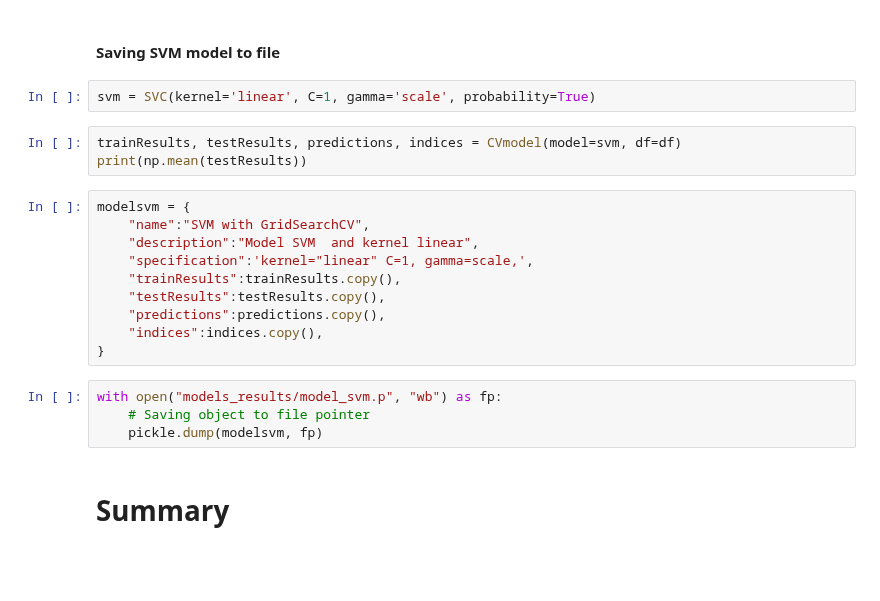
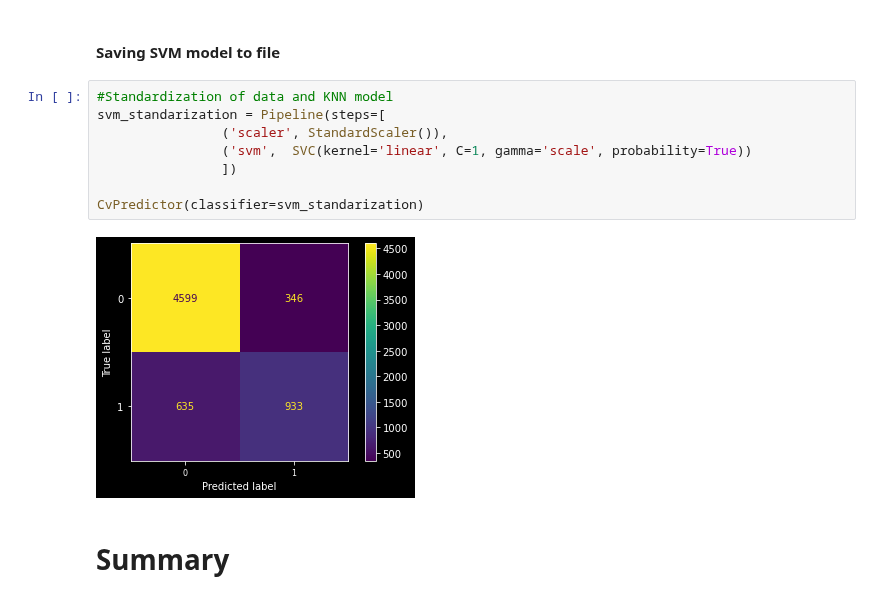
Before and after one commit to agomolka/AdultIncomeAnalysis, a Jupyter notebook: Adult_income_analysis.ipynb, the cells around one changed output. Drawn from its saved outputs; the diff is of its cells as text; blank space fills up the shorter version.

```diff
--- a/Adult_income_analysis.ipynb
+++ b/Adult_income_analysis.ipynb
@@ -907,24 +908,15 @@ Best parameters: {'gamma': 'scale', 'kernel': 'linear'}
 # %% [markdown]
 #### Saving SVM model to file
 # %%
-svm = SVC(kernel='linear', C=1, gamma='scale', probability=True)
+#Standardization of data and KNN model
+svm_standarization = Pipeline(steps=[
+                ('scaler', StandardScaler()),
+                ('svm',  SVC(kernel='linear', C=1, gamma='scale', probability=True))
+                ])
+
+CvPredictor(classifier=svm_standarization)
+# %% [output]
+[figure, added]
-# %%
-trainResults, testResults, predictions, indices = CVmodel(model=svm, df=df)
-print(np.mean(testResults))
-# %%
-modelsvm = {
-    "name":"SVM with GridSearchCV",
-    "description":"Model SVM  and kernel linear",
-    "specification":'kernel="linear" C=1, gamma=scale,',
-    "trainResults":trainResults.copy(),
-    "testResults":testResults.copy(),
-    "predictions":predictions.copy(),
-    "indices":indices.copy(),
-}
-# %%
-with open("models_results/model_svm.p", "wb") as fp:
-    # Saving object to file pointer
-    pickle.dump(modelsvm, fp)
 # %% [markdown]
 # Summary
 # %%
```
Also changed, not shown: parts of 13 cells of this notebook.
